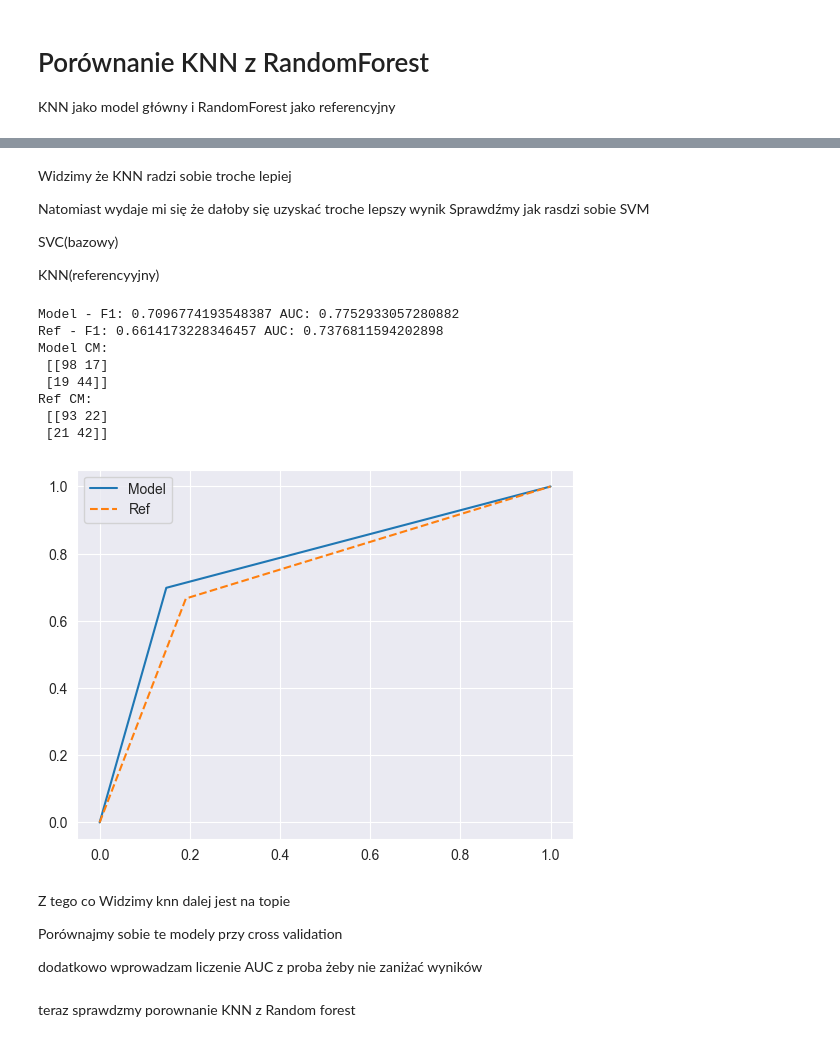
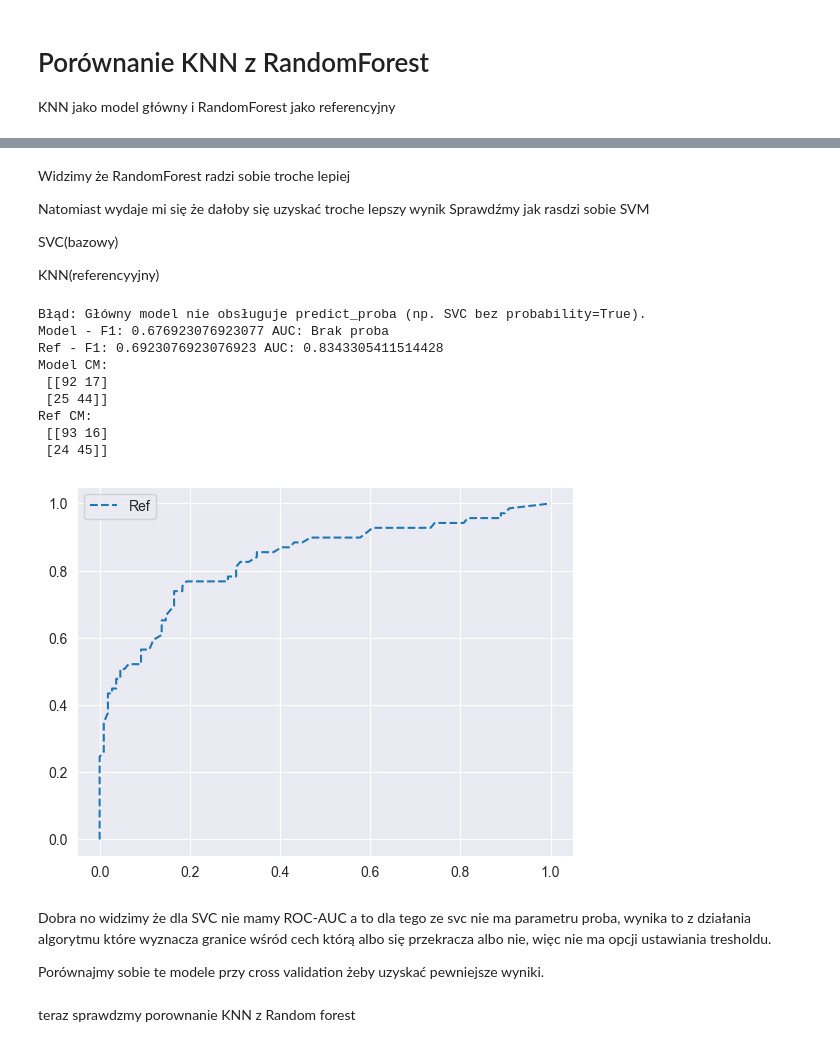
Before and after one commit to Solvro/ml-wakacyjne-wyzwanie-2026, a Jupyter notebook: rozwiązanie_zad2.ipynb, the cells around one changed output, grey strips where cells are left out. Cells and saved outputs as stored; diff of their text form; code cells hidden in the pictures.

```diff
--- a/rozwiązanie_zad2.ipynb
+++ b/rozwiązanie_zad2.ipynb
@@ -44,8 +44,8 @@ Zacznijmy od podstawowych czynności:
 - wyskalowanie danych
 - podział na zbiór testowy, treningowy oraz walidacyjny
 # %%
-X = titanic_df.drop("Survived", axis=1)
-y = titanic_df["Survived"]
+X = titanic_cleaned.drop("Survived", axis=1)
+y = titanic_cleaned["Survived"]
 labels = X.columns
 
 transformer = sk.preprocessing.RobustScaler()
@@ -70,24 +70,40 @@ Jako kluczowe metryki oceniania wybrałem:
 def Benchmark(model, ref=False, X_test=X_test, y_test=y_test):
     y_pred = model.predict(X_test)
 
-    # Rysowanie krzywej dla głównego modelu
-    plt.plot(*roc_curve(y_test, y_pred)[:2], label="Model")
+    # Obsługa głównego modelu
+    if hasattr(model, "predict_proba"):
+        y_proba = model.predict_proba(X_test)[:, 1]
+        auc_model = roc_auc_score(y_test, y_proba)
+        plt.plot(*roc_curve(y_test, y_proba)[:2], label="Model")
+    else:
+        auc_model = "Brak proba"
+        print("Błąd: Główny model nie obsługuje predict_proba (np. SVC bez probability=True).")
 
     if ref:
         y_pred_ref = ref.predict(X_test)
-        print("Model - F1:", f1_score(y_test, y_pred), "AUC:", roc_auc_score(y_test, y_pred))
-        print("Ref - F1:", f1_score(y_test, y_pred_ref), "AUC:", roc_auc_score(y_test, y_pred_ref))
+
+        # Obsługa modelu referencyjnego
+        if hasattr(ref, "predict_proba"):
+            y_proba_ref = ref.predict_proba(X_test)[:, 1]
+            auc_ref = roc_auc_score(y_test, y_proba_ref)
+            plt.plot(*roc_curve(y_test, y_proba_ref)[:2], label="Ref", linestyle="--")
+        else:
+            auc_ref = "Brak proba"
+            print("Błąd: Model referencyjny nie obsługuje predict_proba.")
+
+        print("Model - F1:", f1_score(y_test, y_pred), "AUC:", auc_model)
+        print("Ref - F1:", f1_score(y_test, y_pred_ref), "AUC:", auc_ref)
         print("Model CM:\n", confusion_matrix(y_test, y_pred))
         print("Ref CM:\n", confusion_matrix(y_test, y_pred_ref))
 
-
-        plt.plot(*roc_curve(y_test, y_pred_ref)[:2], label="Ref", linestyle="--")
     else:
-        print("F1:", f1_score(y_test, y_pred), "AUC:", roc_auc_score(y_test, y_pred))
+        print("F1:", f1_score(y_test, y_pred), "AUC:", auc_model)
         print(confusion_matrix(y_test, y_pred))
 
-    plt.legend()
-    plt.show()
+
+    if hasattr(model, "predict_proba") or (ref and hasattr(ref, "predict_proba")):
+        plt.legend()
+        plt.show()
 # %%
 Benchmark(model_dum)
 # %% [output]
@@ -150,5 +170,5 @@ Ref CM:
 # %% [markdown]
-Widzimy że KNN radzi sobie troche lepiej
+Widzimy że RandomForest radzi sobie troche lepiej
 
 Natomiast wydaje mi się że dałoby się uzyskać troche lepszy wynik Sprawdźmy jak rasdzi sobie SVM
 
@@ -157,26 +177,24 @@ SVC(bazowy)
 KNN(referencyyjny)
 # %%
 from sklearn.svm import SVC
-clf = SVC(kernel='linear')  # liniowe SVM
-clf.fit(X_train, y_train)
-Benchmark(clf,knn)
+svc = SVC(kernel='linear')  # liniowe SVM
+svc.fit(X_train, y_train)
+Benchmark(svc,model)
 # %% [output]
-Model - F1: 0.7096774193548387 AUC: 0.7752933057280882
-Ref - F1: 0.6614173228346457 AUC: 0.7376811594202898
+Błąd: Główny model nie obsługuje predict_proba (np. SVC bez probability=True).
+Model - F1: 0.676923076923077 AUC: Brak proba
+Ref - F1: 0.6923076923076923 AUC: 0.8343305411514428
 Model CM:
- [[98 17]
- [19 44]]
+ [[92 17]
+ [25 44]]
 Ref CM:
- [[93 22]
- [21 42]]
+ [[93 16]
+ [24 45]]
-[figure, old version]
+[figure, new version]
 # %% [markdown]
-Z tego co Widzimy knn dalej jest na topie
+Dobra no widzimy że dla SVC nie mamy ROC-AUC a to dla tego ze svc nie ma parametru proba, wynika to z działania algorytmu które wyznacza granice wśród cech którą albo się przekracza albo nie, więc nie ma opcji ustawiania tresholdu.
 
-
-Porównajmy sobie te modely przy cross validation
-
-dodatkowo wprowadzam liczenie AUC z proba żeby nie zaniżać wyników
+Porównajmy sobie te modele przy cross validation żeby uzyskać pewniejsze wyniki.
 # %%
 from sklearn.model_selection import cross_val_predict
 
```
Also changed, not shown: parts of 25 cells of this notebook.
